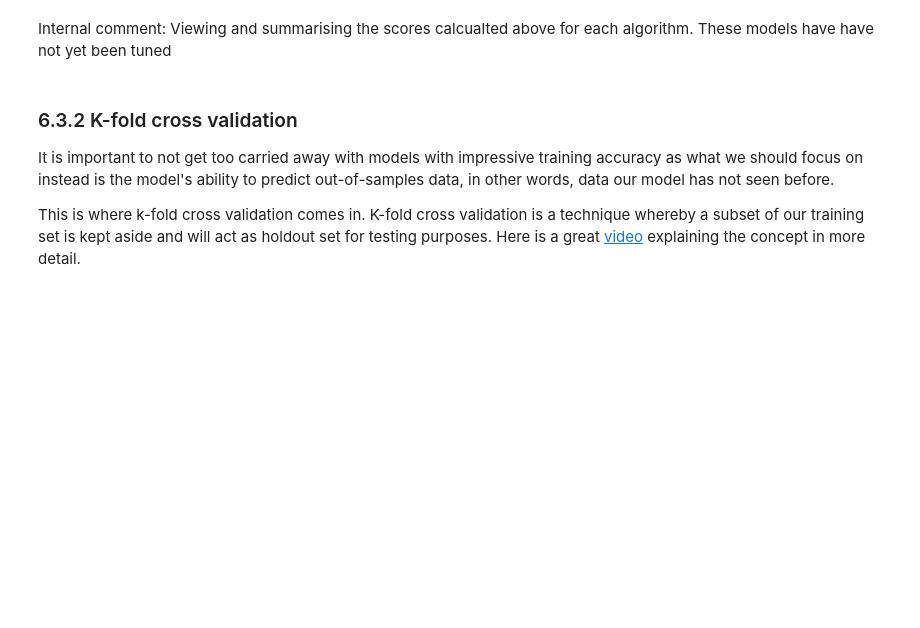
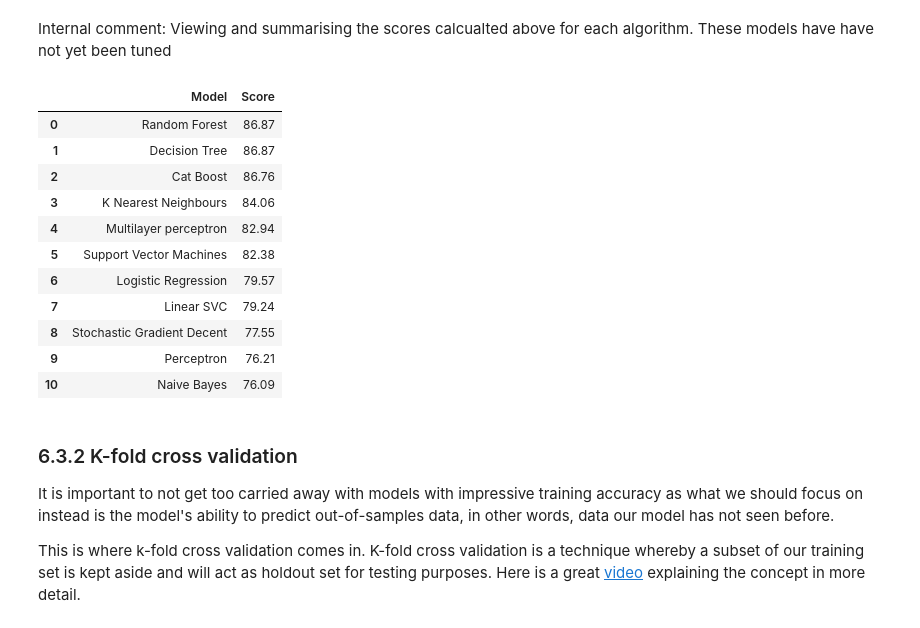
Before and after one commit to benpalay/TitanicSE, a Jupyter notebook: comined .ipynb, the cells around one changed output. Saved outputs shown, nothing was run; the diff lists cells and outputs as text; code cells hidden in the pictures; blank space fills up the shorter version.

```diff
--- a/comined .ipynb
+++ b/comined .ipynb
@@ -683,5 +1045,6 @@ acc_sgd = round(sgd.score(X_train, Y_train) * 100, 2)
 # %%
 #rael
 decision_tree = DecisionTreeClassifier()
-decision_tree.fit(X_train, Y_train)
-acc_decision_tree = round(decision_tree.score(X_train, Y_train) * 100, 2)
+DTtrained=decision_tree.fit(X_train, Y_train)
+accuracy_decision_tree = round(decision_tree.score(X_train, Y_train) * 100, 2)
+accuracy_decision_tree
@@ -690,12 +1055,12 @@ acc_decision_tree = round(decision_tree.score(X_train, Y_train) * 100, 2)
 # %%
 #rael
 random_forest = RandomForestClassifier(n_estimators = 100)
-random_forest.fit(X_train, Y_train)
-acc_random_forest = round(random_forest.score(X_train, Y_train) * 100, 2)
+Rftrained=random_forest.fit(X_train, Y_train)
+accuracy_random_forest = round(random_forest.score(X_train, Y_train) * 100, 2)
 # %% [markdown]
 ### 6.2.10 CatBoost
 # %%
 #rael
-catboost = CatBoostClassifier()
-catboost.fit(X_train, Y_train)
-acc_catboost = round(catboost.score(X_train, Y_train) * 100, 2)
+catBoost = CatBoostClassifier()
+CBtrained=catBoost.fit(X_train, Y_train)
+accuracy_catboost = round(catBoost.score(X_train, Y_train) * 100, 2)
@@ -729,3 +1103,28 @@ models.sort_values(by = 'Score', ascending = False, ignore_index = True)
+# %%
+#rael
+#creating a dataframe to store the score of each model based on the training data
+# This will allows us to find early identifiers indicating which  models that are likely to have
+# a high prediction sucess rate with the test data and which ones might be overfitted.
+models = pd.DataFrame({'Model': ['Multilayer perceptron','Logistic Regression','Naive Bayes', 'K Nearest Neighbours',
+                                  'Support Vector Machines', 'Stochastic Gradient Decent',
+                                 'Linear SVC','Perceptron', 'Random Forest', 'Cat Boost','Decision Tree'],
+                       'Score': [accuracy_mlp, accuracy_log ,accuracy_gaussian,  accuracy_knn, accuracy_svc,
+                                 accuracy_sgd, accuracy_linear_svc,accuracy_perceptron,accuracy_random_forest,accuracy_catboost, accuracy_decision_tree]})
+
+models.sort_values(by = 'Score', ascending = False, ignore_index = True)
+# %% [output]
+|  | Model | Score |
+| 0 | Random Forest | 86.87 |
+| 1 | Decision Tree | 86.87 |
+| 2 | Cat Boost | 86.76 |
+| 3 | K Nearest Neighbours | 84.06 |
+| 4 | Multilayer perceptron | 82.94 |
+| 5 | Support Vector Machines | 82.38 |
+| 6 | Logistic Regression | 79.57 |
+| 7 | Linear SVC | 79.24 |
+| 8 | Stochastic Gradient Decent | 77.55 |
+| 9 | Perceptron | 76.21 |
+| 10 | Naive Bayes | 76.09 |
 # %% [markdown]
 ### 6.3.2 K-fold cross validation
 
```
Also changed, not shown: parts of 99 cells of this notebook.
